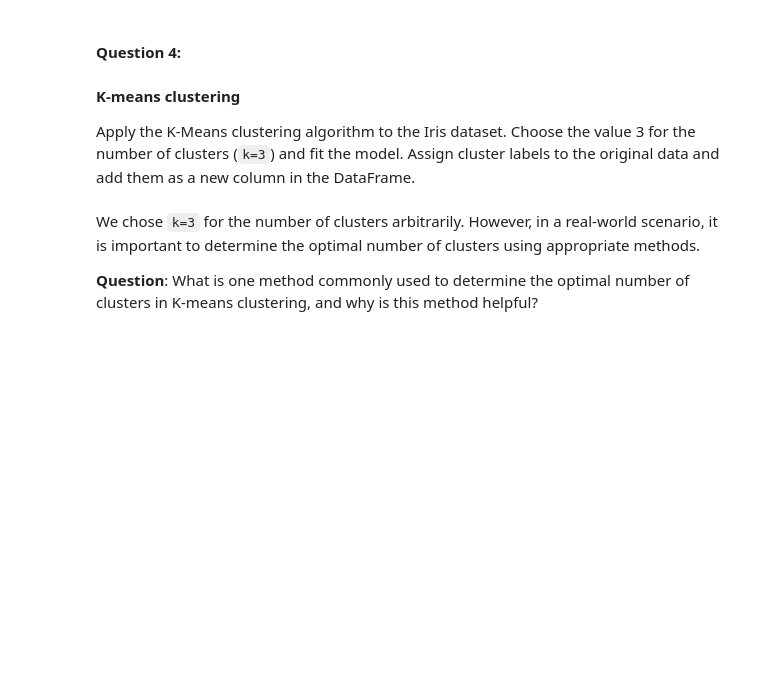
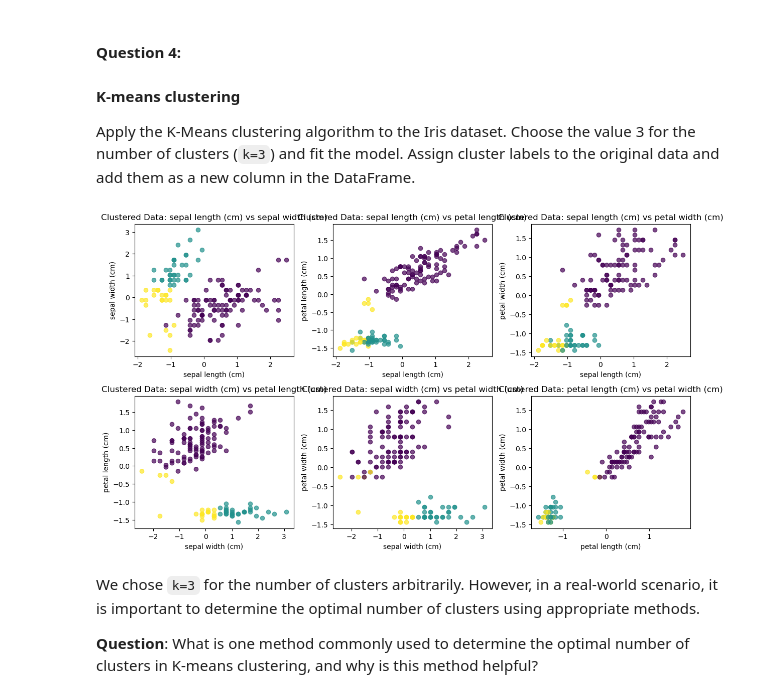
Before and after one commit to UofT-DSI/applying_statistical_concepts, a Jupyter notebook: 02_activities/assignments/assignment_3.ipynb, the cells around one changed output. Cells and saved outputs as stored; diff of their text form; code cells hidden in the pictures; blank space fills up the shorter version.

```diff
--- a/02_activities/assignments/assignment_3.ipynb
+++ b/02_activities/assignments/assignment_3.ipynb
@@ -43,3 +43,7 @@ iris_df = pd.DataFrame(iris_data.data, columns=iris_data.feature_names)
 print(iris_df)
 
 # Your code here...
+
+iris_df['species'] = iris_data.target
+
+iris_df.head()
@@ -108,10 +147,10 @@ plot_feature_pairs(iris_df, feature_names, title_prefix='Original Data: ')
 scaler = StandardScaler()
 
 # Scale all the features in the dataset
-scaled_features = scaler.fit_transform(iris_df)
+scaled_features = scaler.fit_transform(iris_df.iloc[:, :-1])
 
 # Create a new DataFrame with scaled features
-scaled_iris_df = pd.DataFrame(scaled_features, columns=iris_data.feature_names)
+scaled_iris_df = pd.DataFrame(scaled_features, columns=iris_df.columns[:-1])
 
 # Display the first few rows of the scaled DataFrame
 print(scaled_iris_df.head())
@@ -127,11 +183,20 @@ Apply the K-Means clustering algorithm to the Iris dataset. Choose the value 3 f
 # %%
 # Your answer...
 
-clustered_iris_data = 🤷‍♂️
+# Perform K-Means clustering
+kmeans = KMeans(n_clusters=3, random_state=42)
+clustered_iris_data = kmeans.fit_predict(scaled_iris_df)
 
+# Add the cluster labels to the original DataFrame
+iris_df['cluster'] = clustered_iris_data
 
-# Use the helper function to plot scatter plots, colored by cluster labels
-plot_feature_pairs(clustered_iris_data, feature_names, color_labels=clustered_iris_data['Cluster'], title_prefix='Clustered Data: ')
+# Display the first few rows with the cluster labels
+iris_df.head()
+
+# Plot the feature pairs, coloring by cluster labels
+plot_feature_pairs(scaled_iris_df, scaled_iris_df.columns, color_labels=clustered_iris_data, title_prefix='Clustered Data: ')
+# %% [output]
+[figure, added]
 # %% [markdown]
 We chose `k=3` for the number of clusters arbitrarily. However, in a real-world scenario, it is important to determine the optimal number of clusters using appropriate methods.
 
```
Also changed, not shown: parts of 10 cells of this notebook, 1 other file.
